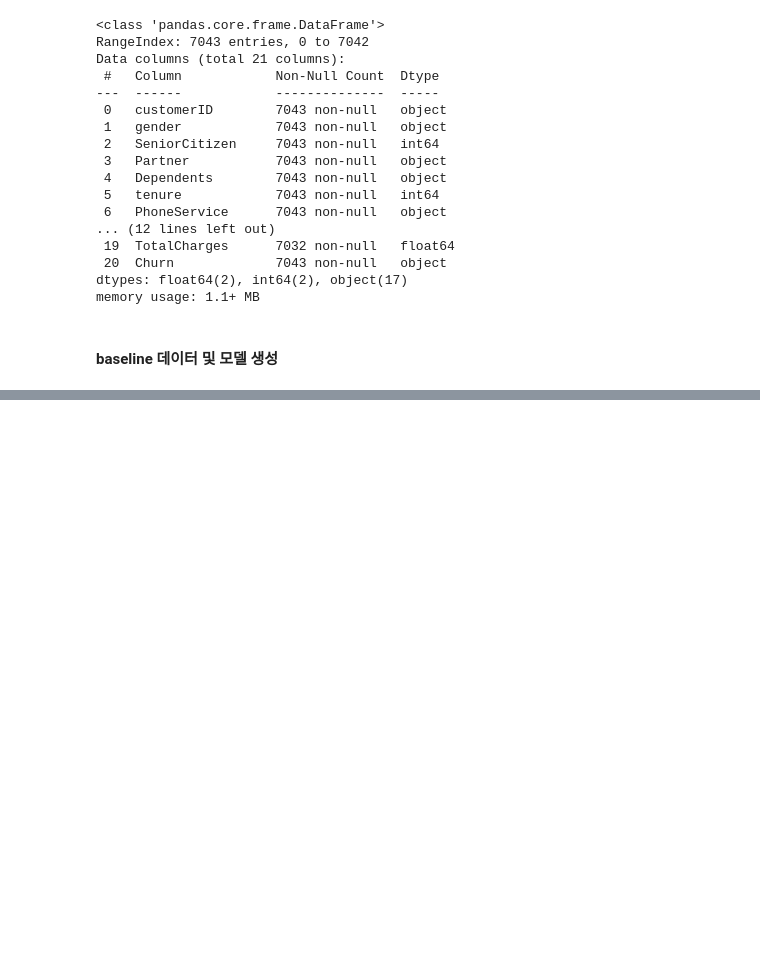
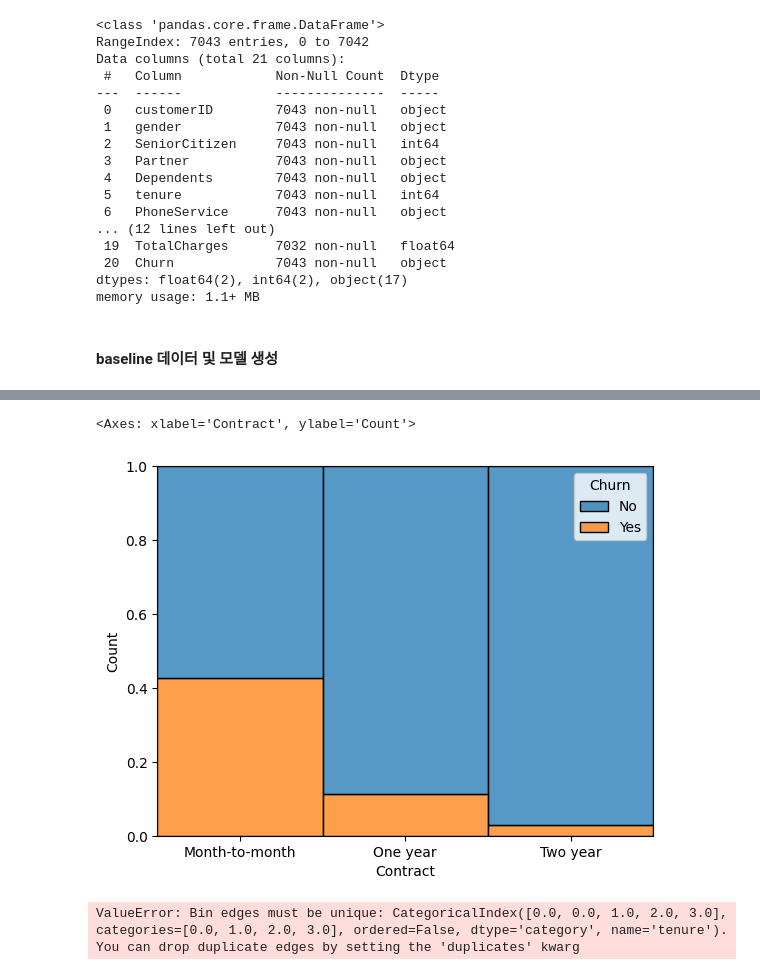
Before and after one commit to sallydeveloperr/pandas-data-analysis, a Jupyter notebook: part7/7.4_review2_knn.ipynb, the cells around one changed output, grey strips where cells are left out. Drawn from its saved outputs; the diff is of its cells as text; code cells hidden in the pictures; blank space fills up the shorter version.

Commit message:
# Contract에 따른 이탈률

```diff
--- a/part7/7.4_review2_knn.ipynb
+++ b/part7/7.4_review2_knn.ipynb
@@ -116,0 +323,56 @@ weighted avg       0.75      0.76      0.75      1407
+# %%
+# Contract에 따른 이탈률
+sns.histplot(data=df,x='Contract', hue='Churn',multiple='fill',bins=20)
+# %% [output]
+<Axes: xlabel='Contract', ylabel='Count'>
+[figure, added]
+# %%
+# 성능 up시키는 방법
+# baseline에서 상관관계로 Total...변수 제거한 모델에 + # tenure, Contract를 범주형 데이터로 변환하고 onehot으로 변경
+df['tenure'] = pd.qcut(df.tenure, q=4,labels=[0,1,2,3])
+
+import seaborn as sns
+# 성별에 따른 이탈률
+# sns.countplot(data=df,x='PhoneService',hue='Churn')
+# 차이를 보이는 Partner	Dependents	PhoneService 컬럼을 onehot으로 변경해서 학습에 적용
+new_df =  df.copy()
+new_df['TotalCharges'] = pd.to_numeric(new_df.TotalCharges, errors='coerce')
+new_df = new_df.dropna()
+new_df['Churn'] = new_df.Churn.map({'Yes':1,'No':0})
+#new_df['Partner']=new_df.Partner.map({'Yes':1, 'No':0})
+#new_df['Dependents']=new_df.Dependents.map({'Yes':1, 'No':0})
+#new_df['PhoneService']=new_df.PhoneService.map({'Yes':1, 'No':0})
+
+#new_df = pd.concat([new_df,pd.get_dummies(new_df.Partner).astype(int)],axis=1)
+#new_df = pd.concat([new_df,pd.get_dummies(new_df.Dependents).astype(int)],axis=1)
+#new_df = pd.concat([new_df,pd.get_dummies(new_df.PhoneService).astype(int)],axis=1)
+
+new_df = new_df.drop(columns=['Partner','Dependents','PhoneService'])
+
+# 학습가능한 수치데이터
+train_df = new_df.select_dtypes(include=['int','float'])
+X = train_df.drop(columns=['Churn']).to_numpy()
+y = train_df.Churn.to_numpy()
+
+# 클래스 불균형 해결
+from imblearn.over_sampling import SMOTE
+smote = SMOTE()
+X,y = smote.fit_resample(X,y)
+# 데이터 분할
+from sklearn.model_selection import train_test_split
+x_train,x_test,y_train,y_test = train_test_split(X,y,stratify=y,test_size=0.2, random_state=42)
+# 정규화
+from sklearn.preprocessing import StandardScaler
+s = StandardScaler()
+x_train_scaled = s.fit_transform(x_train);  x_test_scaled = s.fit_transform(x_test)
+
+from sklearn.neighbors import KNeighborsClassifier
+knn = KNeighborsClassifier()
+knn.fit(x_train_scaled, y_train)
+
+from sklearn.metrics import classification_report
+predict = knn.predict(x_test_scaled)
+print(classification_report(y_test,predict))
+# %% [output]
+ValueError: Bin edges must be unique: CategoricalIndex([0.0, 0.0, 1.0, 2.0, 3.0], categories=[0.0, 1.0, 2.0, 3.0], ordered=False, dtype='category', name='tenure').
+You can drop duplicate edges by setting the 'duplicates' kwarg
```
Also changed, not shown: parts of 12 cells of this notebook.
